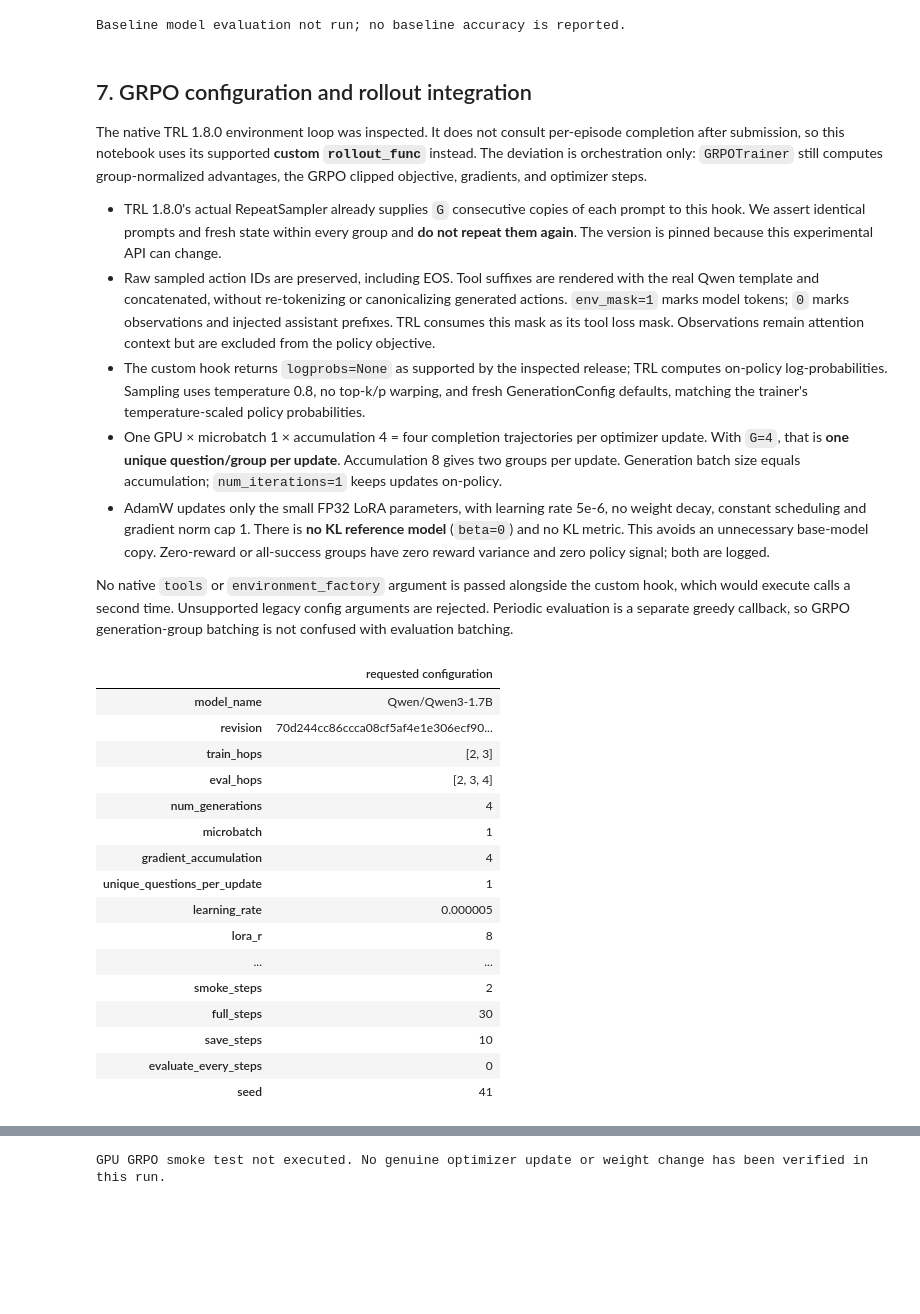
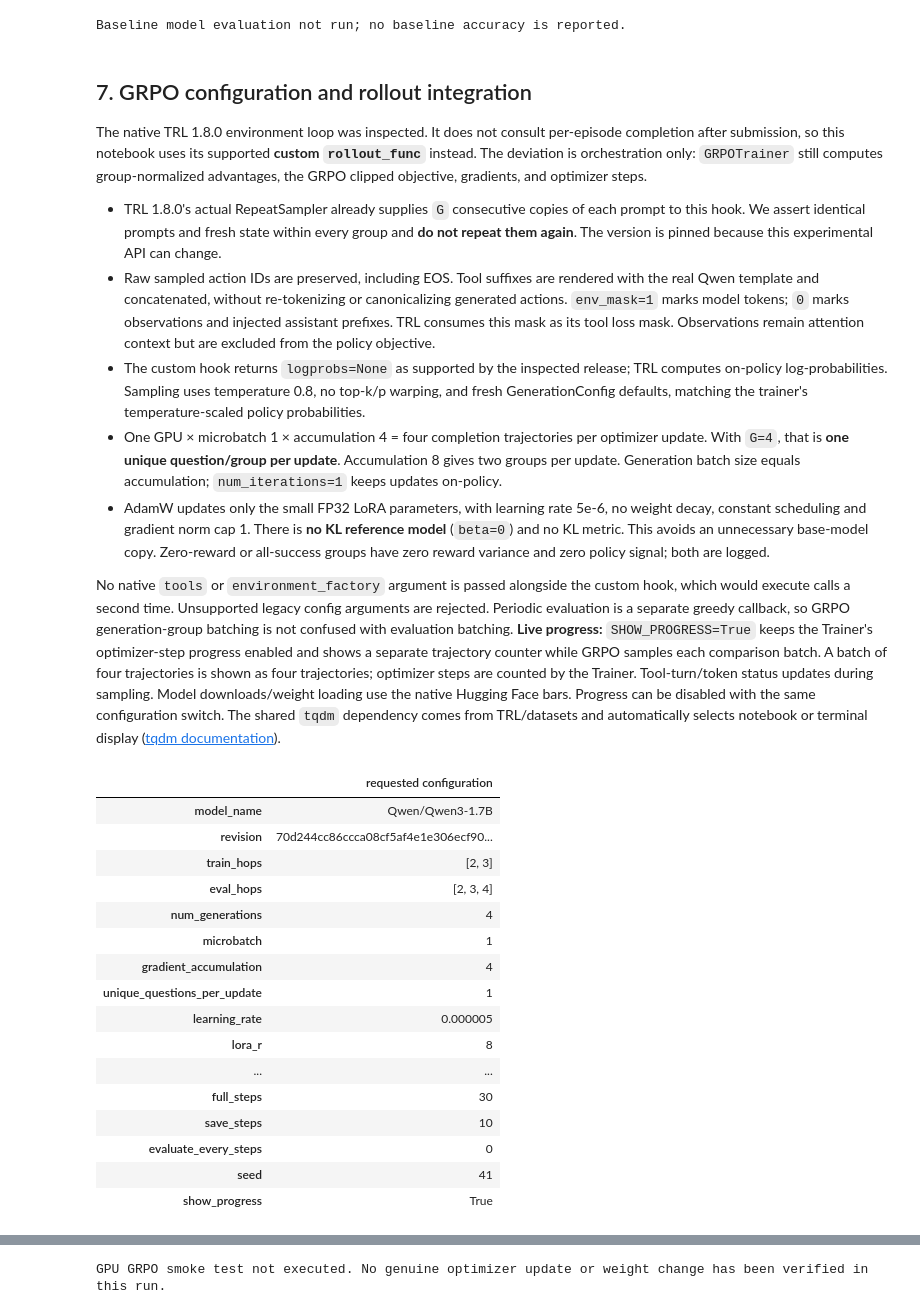
Before and after one commit to AlirezaAK2000/kg-navigation-rlvr, a Jupyter notebook: notebooks/02_grpo_training_kaggle.ipynb, the cells around one changed output, grey strips where cells are left out. Saved outputs shown, nothing was run; the diff lists cells and outputs as text; code cells hidden in the pictures; blank space fills up the shorter version.

Commit message:
Fix QLoRA adapter precision and add model progress

```diff
--- a/notebooks/02_grpo_training_kaggle.ipynb
+++ b/notebooks/02_grpo_training_kaggle.ipynb
@@ -56,6 +56,7 @@ INSTALL_DEPENDENCIES = False
 REMOVE_UNUSED_MULTIMODAL_PACKAGES = True
 RUN_GPU = True
 RUN_BASELINE = True
+SHOW_PROGRESS = True          # questions, tool turns, sampled trajectories and optimizer steps
 RUN_SMOKE_TEST = True
 RUN_FULL_TRAINING = False
 RUN_NAME = "kg_grpo_seed41"
@@ -422,41 +430,42 @@ The native TRL 1.8.0 environment loop was inspected. It does not consult per-epi
 - AdamW updates only the small FP32 LoRA parameters, with learning rate 5e-6, no weight decay, constant scheduling and gradient norm cap 1. There is **no KL reference model** (`beta=0`) and no KL metric. This avoids an unnecessary base-model copy. Zero-reward or all-success groups have zero reward variance and zero policy signal; both are logged.
 
 No native `tools` or `environment_factory` argument is passed alongside the custom hook, which would execute calls a second time. Unsupported legacy config arguments are rejected. Periodic evaluation is a separate greedy callback, so GRPO generation-group batching is not confused with evaluation batching.
+**Live progress:** `SHOW_PROGRESS=True` keeps the Trainer's optimizer-step progress enabled and shows a separate trajectory counter while GRPO samples each comparison batch. A batch of four trajectories is shown as four trajectories; optimizer steps are counted by the Trainer. Tool-turn/token status updates during sampling. Model downloads/weight loading use the native Hugging Face bars. Progress can be disabled with the same configuration switch. The shared `tqdm` dependency comes from TRL/datasets and automatically selects notebook or terminal display ([tqdm documentation](https://tqdm.github.io/docs/shortcuts/#tqdmauto)).
 # %%
 from kg_rlvr.training.grpo import (
     build_trainer, lora_snapshot, verify_optimizer_update, training_manifest,
-    check_resume, export_adapter, reload_adapter_in_place,
+    check_resume, export_adapter, reload_adapter_in_place, assert_lora_fp32,
 )
 EXPERIMENT_CONFIG = {"model_name": MODEL_NAME, "revision": MODEL_REVISION,
     "train_hops": TRAIN_HOPS, "eval_hops": EVAL_HOPS, "num_generations": NUM_GENERATIONS,
     "microbatch": 1, "gradient_accumulation": GRADIENT_ACCUMULATION_STEPS,
     "unique_questions_per_update": GRADIENT_ACCUMULATION_STEPS // NUM_GENERATIONS,
     "learning_rate": LEARNING_RATE, "lora_r": LORA_R, "lora_alpha": LORA_ALPHA,
     "lora_dropout": 0.0, "limits": asdict(LIMITS), "smoke_steps": SMOKE_TEST_STEPS,
     "full_steps": INITIAL_TRAINING_STEPS, "save_steps": SAVE_STEPS,
-    "evaluate_every_steps": EVALUATE_EVERY_STEPS, "seed": SEED}
+    "evaluate_every_steps": EVALUATE_EVERY_STEPS, "seed": SEED, "show_progress": SHOW_PROGRESS}
 display(pd.Series(EXPERIMENT_CONFIG, name="requested configuration").to_frame())
 (RUN_ROOT / "experiment_config.json").write_text(json.dumps(EXPERIMENT_CONFIG, indent=2) + "\n")
 smoke_trainer, full_trainer, final_trainer = None, None, None
 SMOKE_RESULT, FULL_RESULT = None, None
 # %% [output]
 |  | requested configuration |
 | model_name | Qwen/Qwen3-1.7B |
 | revision | 70d244cc86ccca08cf5af4e1e306ecf90... |
 | train_hops | [2, 3] |
 | eval_hops | [2, 3, 4] |
 | num_generations | 4 |
 | microbatch | 1 |
 | gradient_accumulation | 4 |
 | unique_questions_per_update | 1 |
 | learning_rate | 0.000005 |
 | lora_r | 8 |
 | ... | ... |
-| smoke_steps | 2 |
 | full_steps | 30 |
 | save_steps | 10 |
 | evaluate_every_steps | 0 |
 | seed | 41 |
+| show_progress | True |
 # %% [markdown]
 <a id="smoke"></a>
 ## 8. Genuine two-step GRPO smoke test
```
Also changed, not shown: parts of 11 cells of this notebook, 15 other files.
